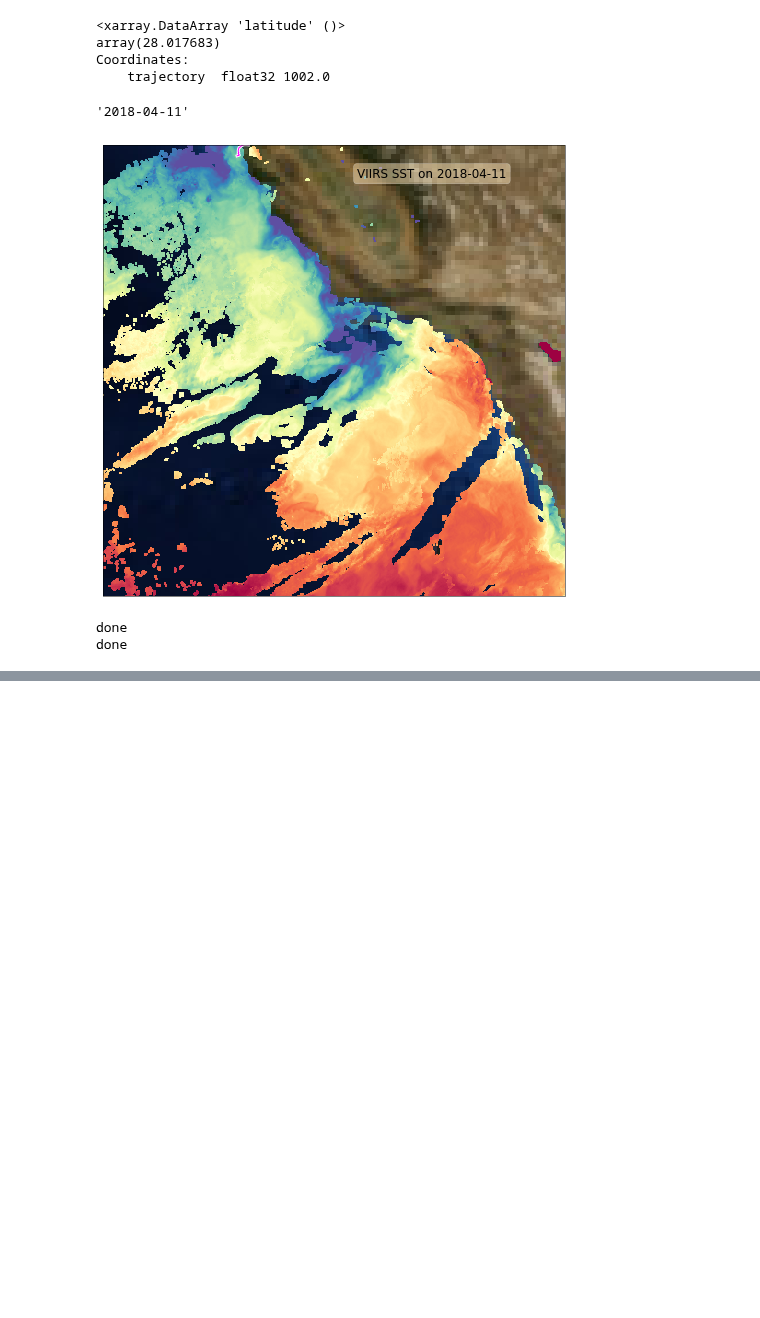
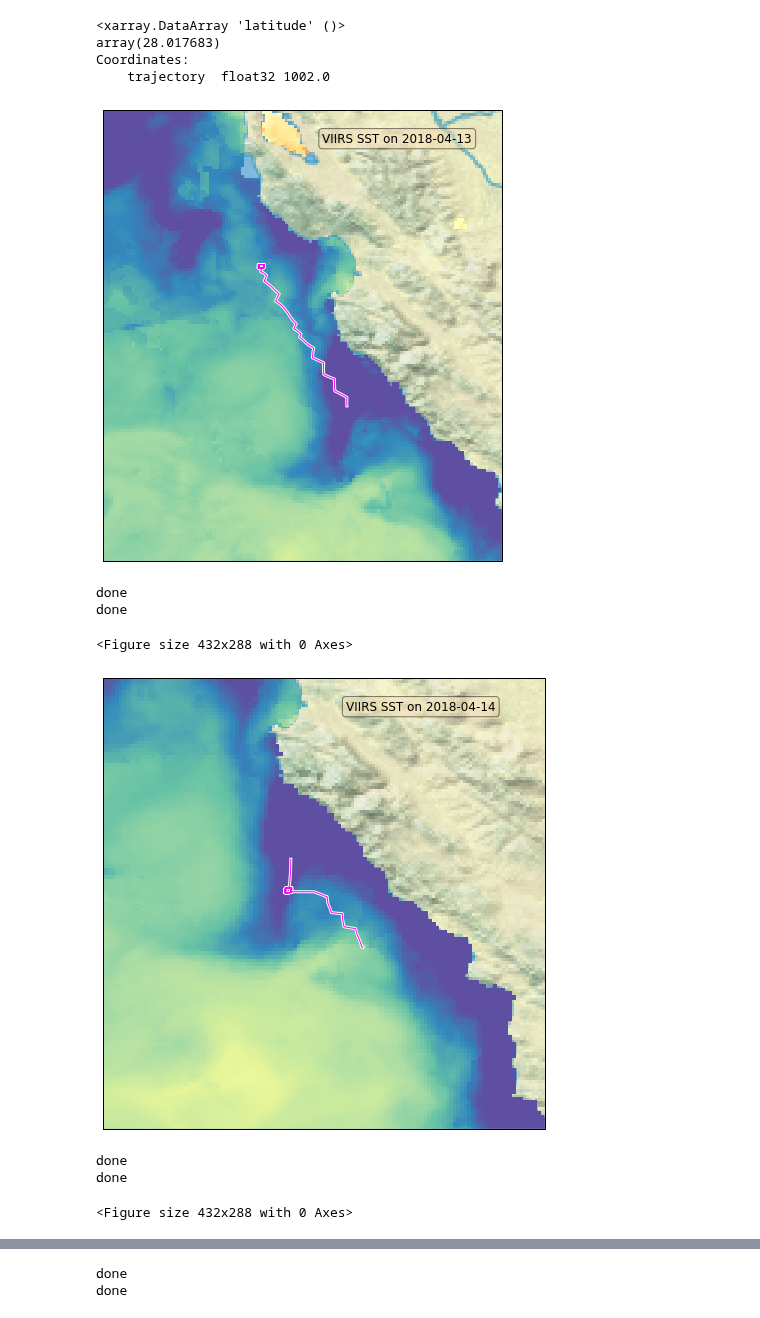
Before and after one commit to cgentemann/Saildrone, a Jupyter notebook: sat_collocation/viirs_l2p_image_mission_data.ipynb, the cells around one changed output, grey strips where cells are left out. Saved outputs shown, nothing was run; the diff lists cells and outputs as text; code cells hidden in the pictures; blank space fills up the shorter version.

```diff
--- a/sat_collocation/viirs_l2p_image_mission_data.ipynb
+++ b/sat_collocation/viirs_l2p_image_mission_data.ipynb
@@ -64,53 +49,57 @@ lats_usv.min()
 array(28.017683)
 Coordinates:
     trajectory  float32 1002.0
-# %%
-str(textstr)[0:10]
-# %% [output]
-'2018-04-11'
 # %%
 import cartopy.crs as ccrs
 from cartopy.examples.arrows import sample_data
 ds2=[]
-for i in range(101,102): #162):
+for i in range(103,110): #162): #162):
     filename = 'F:/data/cruise_data/saildrone/baja-2018/sat_data/virs_sst/sst'+str(i)+'.nc'
     ds = xr.open_dataset(filename)
     ds2.append(ds)
     ds.close()
     combined = xr.concat(ds2, dim='time')
     mn=combined.sea_surface_temperature.mean(dim='time')
     lat,lon=combined.lat,combined.lon
     cmap = colorbrewer.get_map('Spectral', 'diverging', 11, reverse=True).mpl_colormap
     fig = plt.figure(figsize=(11.7,8.3))
     ax = plt.subplot(111,projection=ccrs.PlateCarree())
-    ax.background_img(name='BM', resolution='high')
+    ax.background_img(name='natural-earth-1', resolution='large')
+#    ax.background_img(name='BM', resolution='high')
 #    ax.background_img(name='ne_shaded', resolution='low')
     lat_grid, lon_grid = np.meshgrid(lat, lon)
     cs = ax.pcolormesh(lon_grid,lat_grid, mn.transpose() - 273.15, cmap=cmap, vmin = 12, vmax = 19)
     sub_lons=lons_usv[dataset.time.dt.dayofyear==i]
     sub_lats=lats_usv[dataset.time.dt.dayofyear==i]
     ax.plot(sub_lons,sub_lats,'w', linewidth=3)
     ax.plot(sub_lons,sub_lats,color='magenta', linewidth=1)
+    dx=1
+    ax.set_extent((sub_lons.min()-dx,sub_lons.max()+dx,sub_lats.min()-dx,sub_lats.max()+dx))
+    props = dict(boxstyle='round', facecolor='wheat', alpha=0.5)
+    textstr = 'VIIRS SST on ' + str(dataset.time[dataset.time.dt.dayofyear==i][0].data)[0:10]
+    ax.text(0.55, 0.95, textstr, transform=ax.transAxes, fontsize=12,verticalalignment='top', bbox=props)
+    plt.show()
+    filename_png='F:/data/cruise_data/saildrone/baja-2018/figs/daily_cruise_viirs_ssts/cruise_sst_'+ str(i) +'_zoom.png'
+    fig.savefig(filename_png, transparent=False, format='png')
+    print('done')
+    ax.plot(lons_usv,lats_usv,'w', linewidth=3)
+    ax.plot(lons_usv,lats_usv,color='magenta', linewidth=1)
     #ax.colorbar(location="bottom",label='SST [C]') # draw colorbar
-    ax.set_extent((lons_usv.min(),lons_usv.max(),lats_usv.min(),lats_usv.max()))
+    ax.set_extent((lons_usv.min()-2*dx,lons_usv.max()+2*dx,lats_usv.min()-2*dx,lats_usv.max()+2*dx))
     props = dict(boxstyle='round', facecolor='wheat', alpha=0.5)
     textstr = 'VIIRS SST on ' + str(dataset.time[dataset.time.dt.dayofyear==i][0].data)[0:10]
     ax.text(0.55, 0.95, textstr, transform=ax.transAxes, fontsize=12,verticalalignment='top', bbox=props)
     plt.show()
     filename_png='F:/data/cruise_data/saildrone/baja-2018/figs/daily_cruise_viirs_ssts/cruise_sst_'+ str(i) +'.png'
     fig.savefig(filename_png, transparent=False, format='png')
     print('done')
-    dx=1
-    ax.set_extent((sub_lons.min()-dx,sub_lons.max()+dx,sub_lats.min()-dx,sub_lats.max()+dx))
-    props = dict(boxstyle='round', facecolor='wheat', alpha=0.5)
-    textstr = 'VIIRS SST on ' + str(dataset.time[dataset.time.dt.dayofyear==i][0].data)[0:10]
-    ax.text(0.55, 0.95, textstr, transform=ax.transAxes, fontsize=12,verticalalignment='top', bbox=props)
-    plt.show()
-
-    filename_png='F:/data/cruise_data/saildrone/baja-2018/figs/daily_cruise_viirs_ssts/cruise_sst_'+ str(i) +'_zoom.png'
-    fig.savefig(filename_png, transparent=False, format='png')
-    print('done')
+    plt.clf()
 # %% [output]
-[figure, old version]
+[figure, new version]
 done
 done
+<Figure size 432x288 with 0 Axes>
+[figure, added]
+done
+done
+<Figure size 432x288 with 0 Axes>
@@ -116,0 +107,2 @@ done
+done
+done
```
Also changed, not shown: parts of 13 cells of this notebook, 1 other file.
